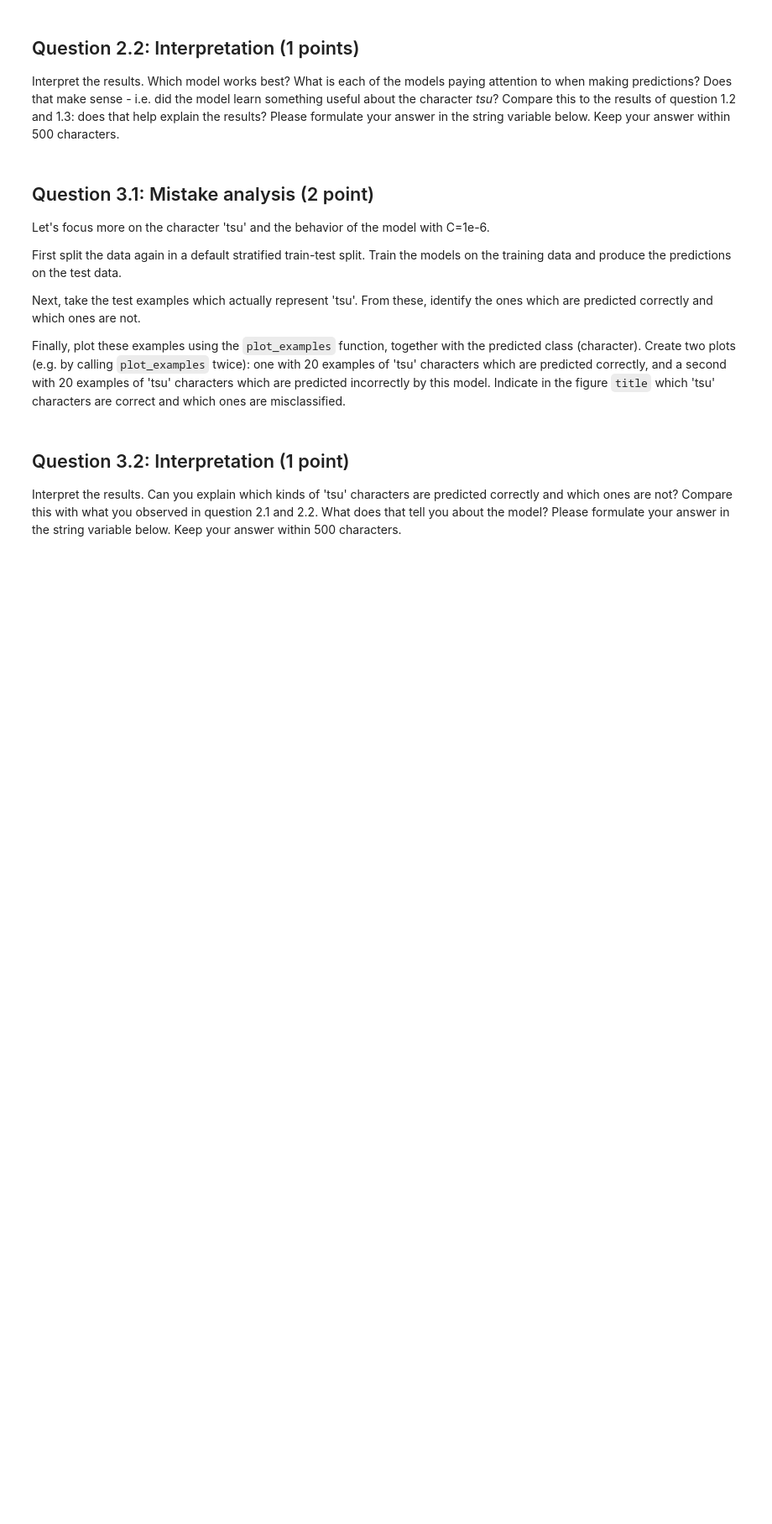
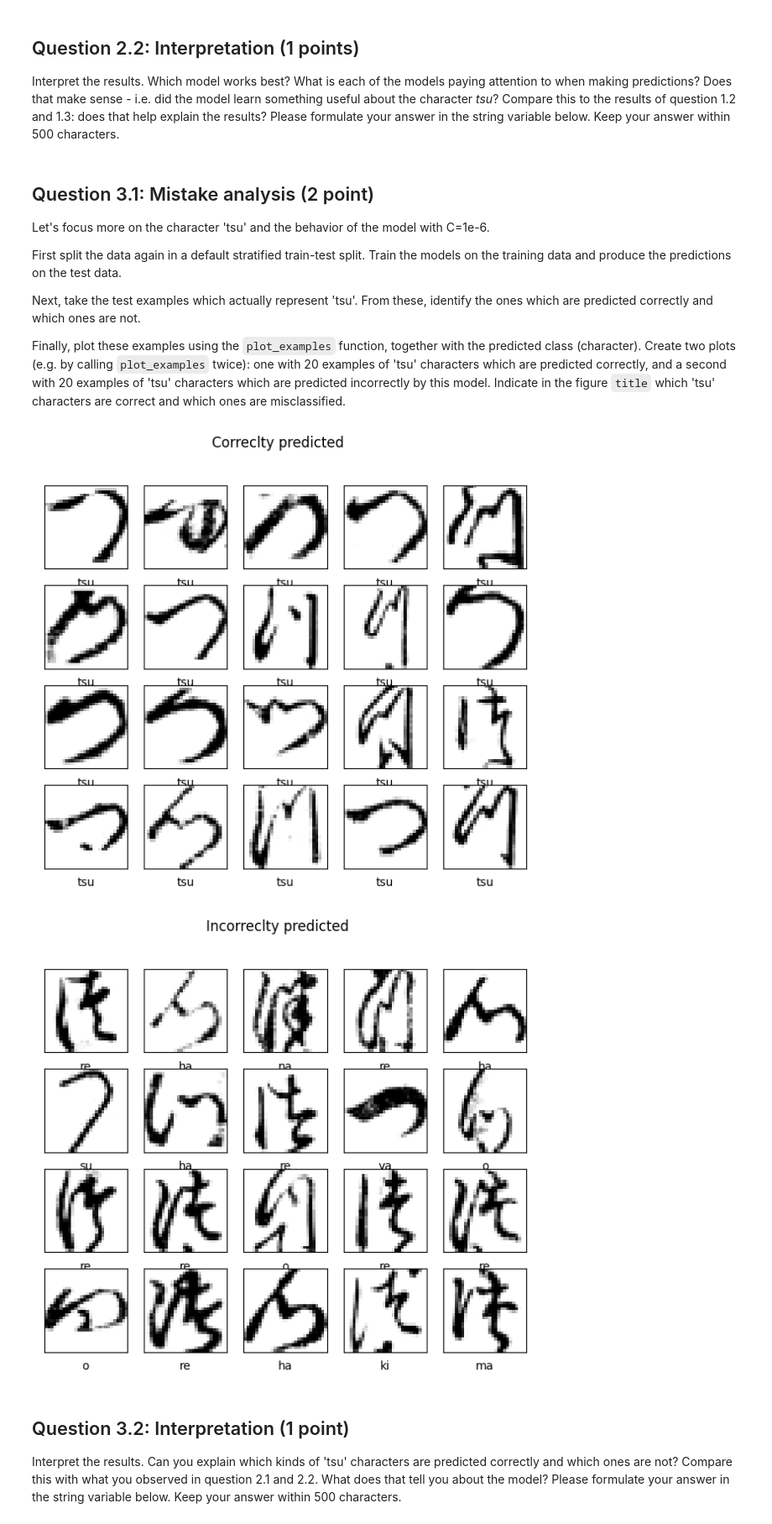
Before and after one commit to n-roussos/ml-course-tue, a Jupyter notebook: Assignment_1.ipynb, the cells around one changed output. Shown at 84% size. Saved outputs shown, nothing was run; the diff lists cells and outputs as text; code cells hidden in the pictures; blank space fills up the shorter version.

```diff
--- a/Assignment_1.ipynb
+++ b/Assignment_1.ipynb
@@ -293,17 +297,49 @@ Next, take the test examples which actually represent 'tsu'. From these, identif
 
 Finally, plot these examples using the `plot_examples` function, together with the predicted class (character). Create two plots (e.g. by calling `plot_examples` twice): one with 20 examples of 'tsu' characters which are predicted correctly, and a second with 20 examples of 'tsu' characters which are predicted incorrectly by this model. Indicate in the figure `title` which 'tsu' characters are correct and which ones are misclassified.
 # %%
+from sklearn.model_selection import train_test_split
+
+
 # Implement. Do not change the name or signature of this function.
 def plot_mistakes(X,y):
     """ Plots two sets of images. The first set shows 20 examples of characters
     predicted correctly by a Logistic Regression classifier with C=1e-6. The
     second set shows 20 examples of misclassifications.
     X -- the data for training and testing
     y -- the correct labels
     Returns: 2 sets of plots, as described above.
     """
-    pass
+    TSU = '3'
+
+    X_train, X_test, y_train, y_test = train_test_split(X, y, random_state=0, stratify=y)
+    logistic_regressor = LogisticRegression(C=1e-6)
+    logistic_regressor.fit(X_train, y_train)
+
+    X_test = X_test.to_numpy()
+    y_test = y_test.to_numpy()
+    predictions = logistic_regressor.predict(X_test)
+
+    correctly_predicted = []
+    correctly_predicted_labels = []
+    incorrectly_predicted = []
+    incorrectly_predicted_labels = []
+
+    while len(correctly_predicted) <= 20 and len(incorrectly_predicted) <= 20:
+        for i in range(len(X_test)):
+            if y_test[i] == TSU:
+                if predictions[i] == TSU:
+                    correctly_predicted.append(X_test[i])
+                    correctly_predicted_labels.append(predictions[i])
+                else:
+                    incorrectly_predicted.append(X_test[i])
+                    incorrectly_predicted_labels.append(predictions[i])
+
+    plot_examples(correctly_predicted[:20], correctly_predicted_labels[:20], title="Correclty predicted")
+    plot_examples(incorrectly_predicted[:20], incorrectly_predicted_labels[:20], title="Incorreclty predicted")
 plot_mistakes(X,y)
+# %% [output]
+[figure, added]
+[figure, added]
 # %% [markdown]
 ## Question 3.2: Interpretation (1 point)
 Interpret the results. Can you explain which kinds of 'tsu' characters are predicted correctly and which ones are not? Compare this with what you observed in question 2.1 and 2.2. What does that tell you about the model? Please formulate your answer in the string variable below. Keep your answer within 500 characters.
```
Also changed, not shown: parts of 6 cells of this notebook.
